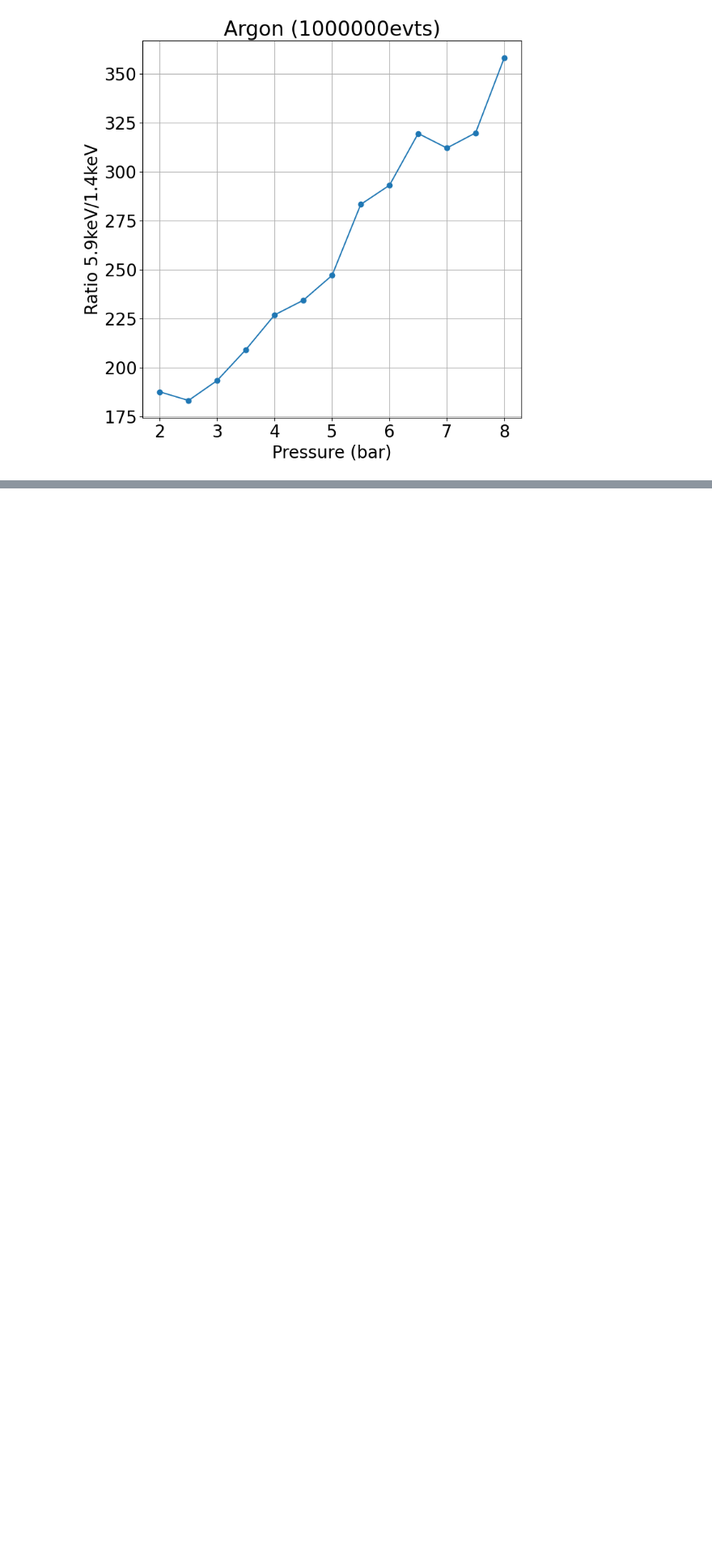
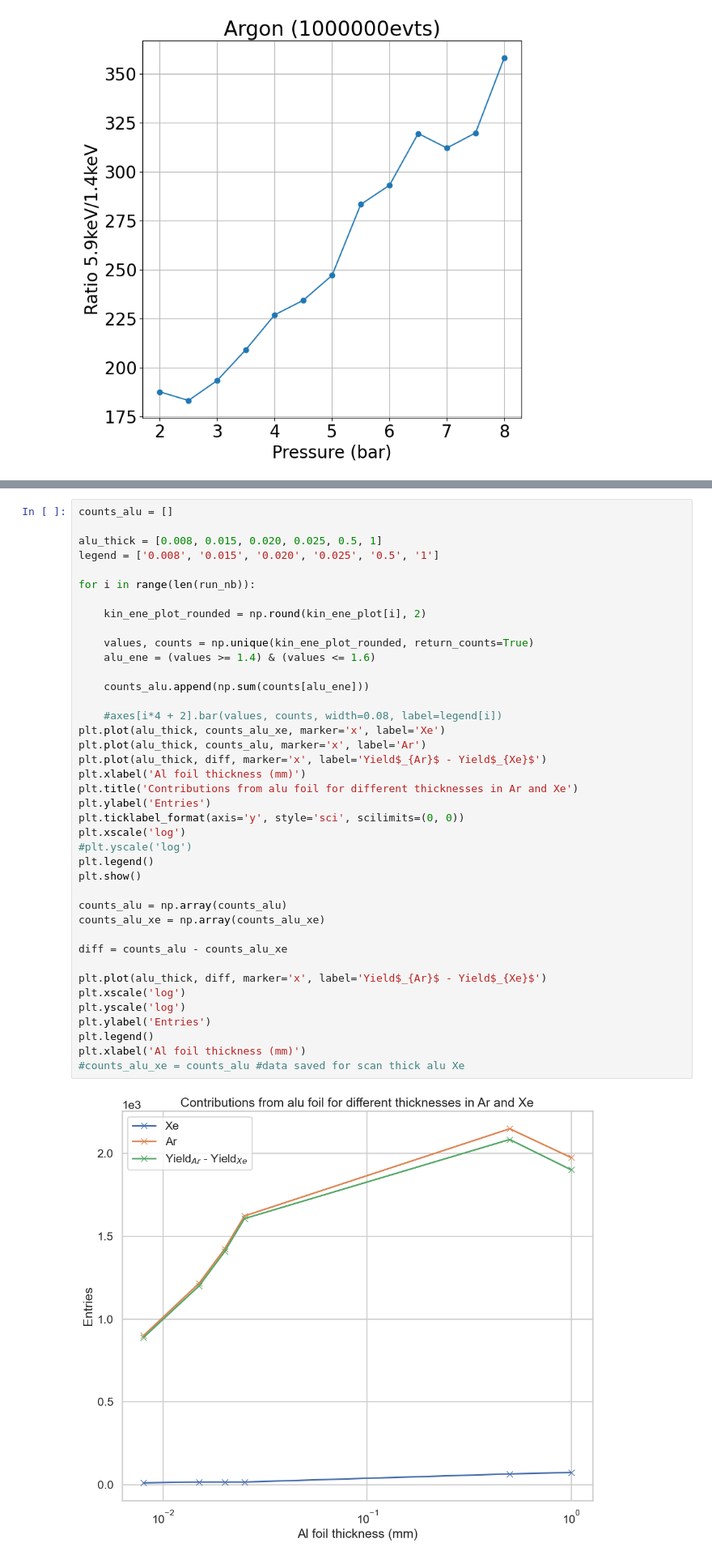
Before and after one commit to ludophys/PhD_Thesis2, a Jupyter notebook: GanEss/analyse/Geant4_GaP_analysis_(current).ipynb, the cells around one changed output, grey strips where cells are left out. Shown at 81% size. Saved outputs shown, nothing was run; the diff lists cells and outputs as text; blank space fills up the shorter version.

```diff
--- a/GanEss/analyse/Geant4_GaP_analysis_(current).ipynb
+++ b/GanEss/analyse/Geant4_GaP_analysis_(current).ipynb
@@ -501,0 +371,42 @@ Index: []
+# %%
+counts_alu = []
+
+alu_thick = [0.008, 0.015, 0.020, 0.025, 0.5, 1]
+legend = ['0.008', '0.015', '0.020', '0.025', '0.5', '1']
+
+for i in range(len(run_nb)):
+
+    kin_ene_plot_rounded = np.round(kin_ene_plot[i], 2)
+
+    values, counts = np.unique(kin_ene_plot_rounded, return_counts=True)
+    alu_ene = (values >= 1.4) & (values <= 1.6)
+
+    counts_alu.append(np.sum(counts[alu_ene]))
+
+    #axes[i*4 + 2].bar(values, counts, width=0.08, label=legend[i])
+plt.plot(alu_thick, counts_alu_xe, marker='x', label='Xe')
+plt.plot(alu_thick, counts_alu, marker='x', label='Ar')
+plt.plot(alu_thick, diff, marker='x', label='Yield$_{Ar}$ - Yield$_{Xe}$')
+plt.xlabel('Al foil thickness (mm)')
+plt.title('Contributions from alu foil for different thicknesses in Ar and Xe')
+plt.ylabel('Entries')
+plt.ticklabel_format(axis='y', style='sci', scilimits=(0, 0))
+plt.xscale('log')
+#plt.yscale('log')
+plt.legend()
+plt.show()
+
+counts_alu = np.array(counts_alu)
+counts_alu_xe = np.array(counts_alu_xe)
+
+diff = counts_alu - counts_alu_xe
+
+plt.plot(alu_thick, diff, marker='x', label='Yield$_{Ar}$ - Yield$_{Xe}$')
+plt.xscale('log')
+plt.yscale('log')
+plt.ylabel('Entries')
+plt.legend()
+plt.xlabel('Al foil thickness (mm)')
+#counts_alu_xe = counts_alu #data saved for scan thick alu Xe
+# %% [output]
+[figure, added]
```
Also changed, not shown: parts of 34 cells of this notebook.
